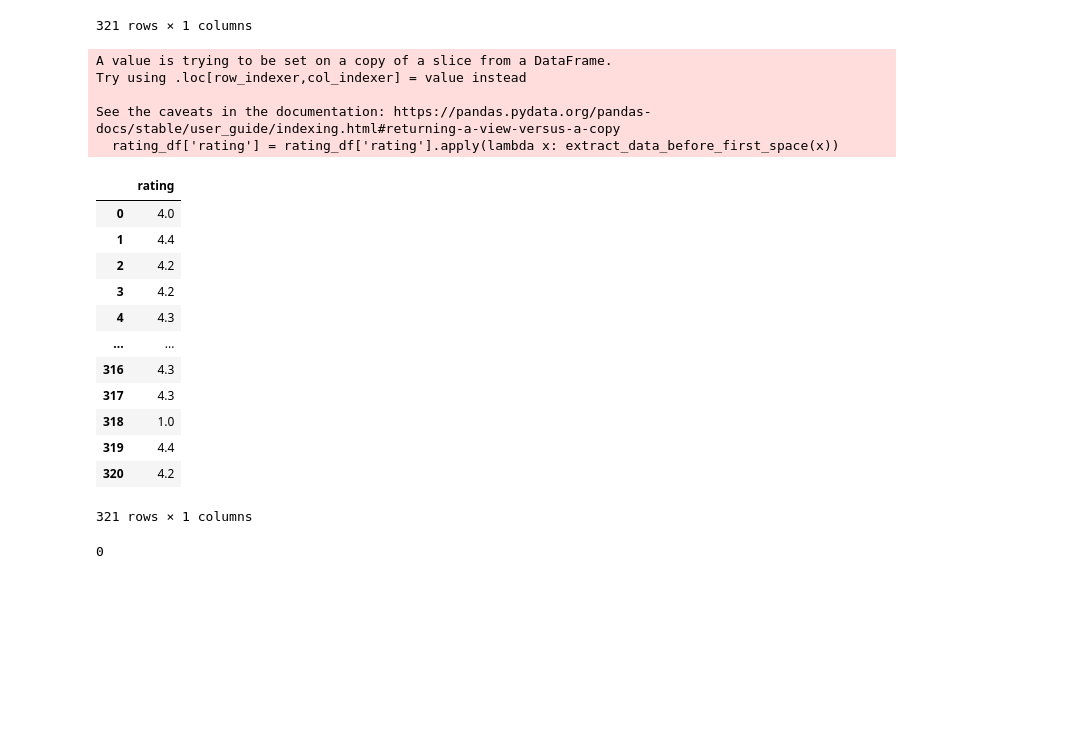
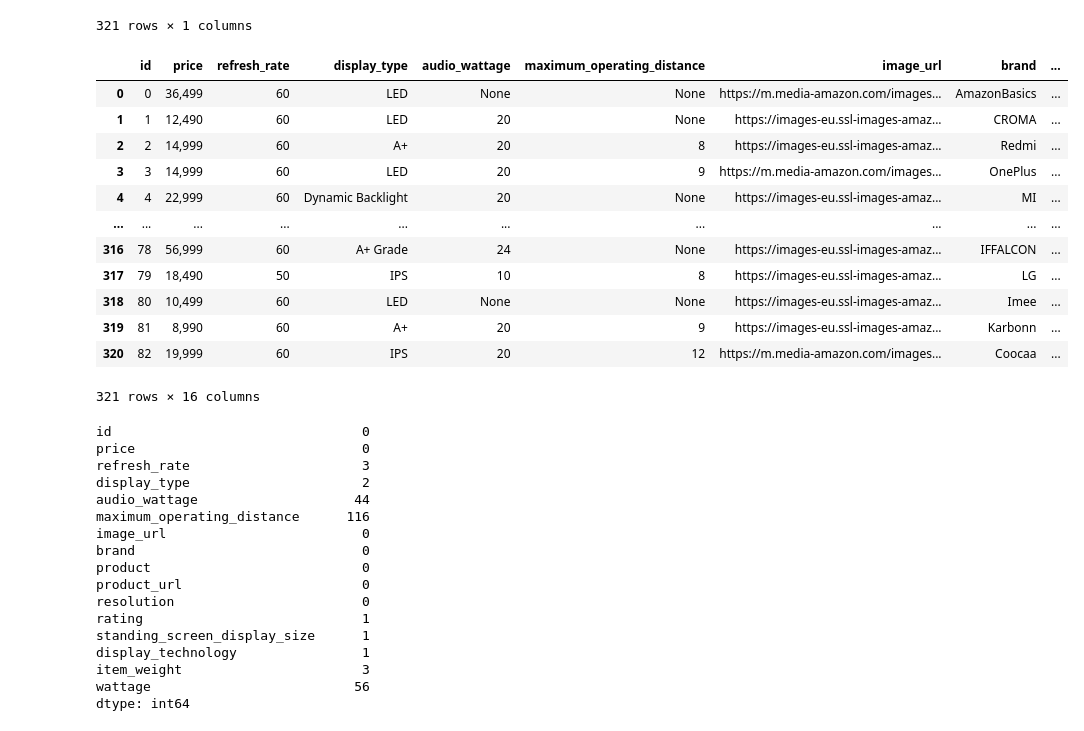
Before and after one commit to AjayKumarChintada/prodcut_recommend, a Jupyter notebook: notebooks/preprocessing.ipynb, the cells around one changed output. Saved outputs shown, nothing was run; the diff lists cells and outputs as text; code cells hidden in the pictures; blank space fills up the shorter version.

```diff
--- a/notebooks/preprocessing.ipynb
+++ b/notebooks/preprocessing.ipynb
@@ -161,33 +160,3 @@ rating_df
 | 319 | 4.4 out of 5 stars |
 | 320 | 4.2 out of 5 stars |
 321 rows × 1 columns
-# %%
-import re
-import numpy as np
-
-def extract_data_before_first_space(string):
-    if string:
-        return re.split(" +", str(string))[0]
-    return ''
-# %%
-rating_df['rating'] = rating_df['rating'].apply(lambda x: extract_data_before_first_space(x))
-rating_df
-# %% [output]
-A value is trying to be set on a copy of a slice from a DataFrame.
-Try using .loc[row_indexer,col_indexer] = value instead
-
-See the caveats in the documentation: https://pandas.pydata.org/pandas-docs/stable/user_guide/indexing.html#returning-a-view-versus-a-copy
-  rating_df['rating'] = rating_df['rating'].apply(lambda x: extract_data_before_first_space(x))
-|  | rating |
-| 0 | 4.0 |
-| 1 | 4.4 |
-| 2 | 4.2 |
-| 3 | 4.2 |
-| 4 | 4.3 |
-| ... | ... |
-| 316 | 4.3 |
-| 317 | 4.3 |
-| 318 | 1.0 |
-| 319 | 4.4 |
-| 320 | 4.2 |
-321 rows × 1 columns
@@ -194,4 +208,45 @@ See the caveats in the documentation: https://pandas.pydata.org/pandas-docs/stab
+# %%
+df['rating'] = df['rating'].apply(lambda x: extract_data_before_first_space(x))
+df['refresh_rate'] = df['refresh_rate'].apply(lambda x: extract_data_before_first_space(x))
+df ['audio_wattage'] = df['audio_wattage'].apply(lambda x: extract_data_before_first_space(x))
+df ['resolution'] = df['resolution'].apply(lambda x : remove_word_from_string(x,'Pixels'))
+df['standing_screen_display_size'] = df['standing_screen_display_size'].apply(extract_data_before_first_space)
+df['maximum_operating_distance'] = df['maximum_operating_distance'].apply(extract_data_before_first_space)
+df['wattage'] = df['wattage'].apply(extract_data_before_first_space)
+df['item_weight'] = df['item_weight'].apply(lambda x: weight_processor(str(x)))
+# %%
+df
+# %% [output]
+|  | id | price | refresh_rate | display_type | audio_wattage | maximum_operating_distance | image_url | brand | ... |
+| 0 | 0 | 36,499 | 60 | LED | None | None | https://m.media-amazon.com/images... | AmazonBasics | ... |
+| 1 | 1 | 12,490 | 60 | LED | 20 | None | https://images-eu.ssl-images-amaz... | CROMA | ... |
+| 2 | 2 | 14,999 | 60 | A+ | 20 | 8 | https://images-eu.ssl-images-amaz... | Redmi | ... |
+| 3 | 3 | 14,999 | 60 | LED | 20 | 9 | https://m.media-amazon.com/images... | OnePlus | ... |
+| 4 | 4 | 22,999 | 60 | Dynamic Backlight | 20 | None | https://images-eu.ssl-images-amaz... | MI | ... |
+| ... | ... | ... | ... | ... | ... | ... | ... | ... | ... |
+| 316 | 78 | 56,999 | 60 | A+ Grade | 24 | None | https://images-eu.ssl-images-amaz... | IFFALCON | ... |
+| 317 | 79 | 18,490 | 50 | IPS | 10 | 8 | https://images-eu.ssl-images-amaz... | LG | ... |
+| 318 | 80 | 10,499 | 60 | LED | None | None | https://images-eu.ssl-images-amaz... | Imee | ... |
+| 319 | 81 | 8,990 | 60 | A+ | 20 | 9 | https://images-eu.ssl-images-amaz... | Karbonn | ... |
+| 320 | 82 | 19,999 | 60 | IPS | 20 | 12 | https://m.media-amazon.com/images... | Coocaa | ... |
+321 rows × 16 columns
 # %%
-rating_df['rating'].isnull().sum()
+df.isnull().sum()
 # %% [output]
-0
+id                                0
+price                             0
+refresh_rate                      3
+display_type                      2
+audio_wattage                    44
+maximum_operating_distance      116
+image_url                         0
+brand                             0
+product                           0
+product_url                       0
+resolution                        0
+rating                            1
+standing_screen_display_size      1
+display_technology                1
+item_weight                       3
+wattage                          56
+dtype: int64
```
Also changed, not shown: parts of 4 cells of this notebook.
